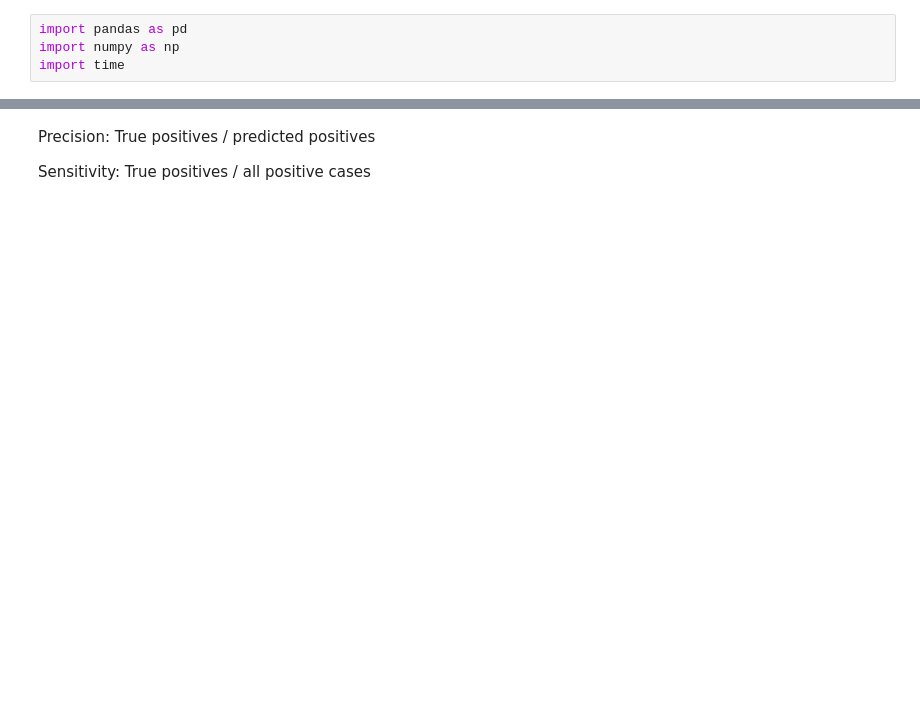
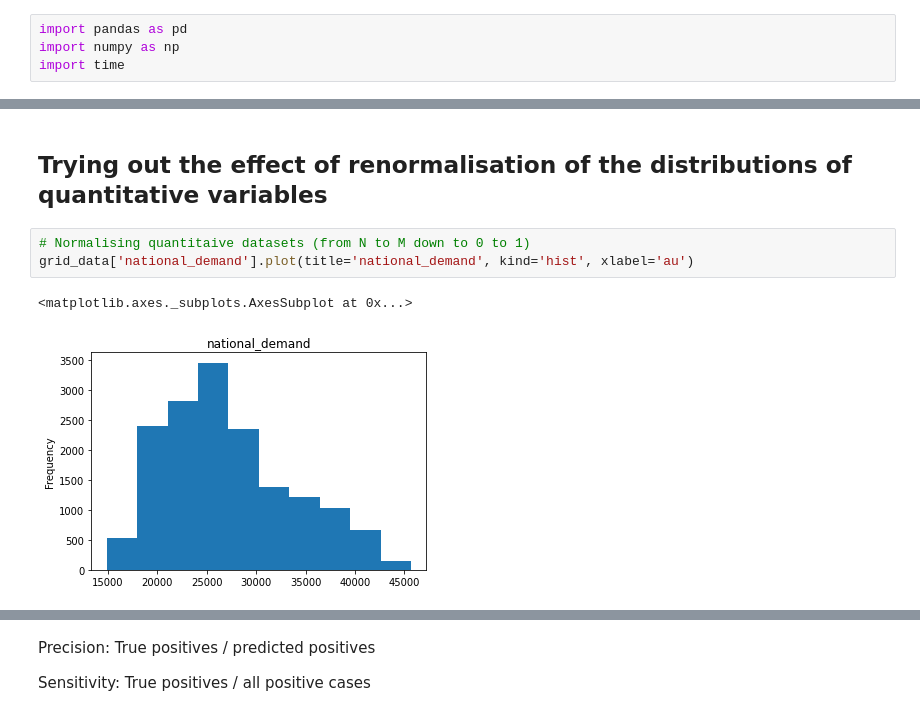
Before and after one commit to jordiferrero/grid-uk-ml, a Jupyter notebook: notebooks/data_normalisation_notebook.ipynb, the cells around one changed output, grey strips where cells are left out. Cells and saved outputs as stored; diff of their text form; blank space fills up the shorter version.

```diff
--- a/notebooks/data_normalisation_notebook.ipynb
+++ b/notebooks/data_normalisation_notebook.ipynb
@@ -13,0 +122,8 @@ grid_data.sample()
+# %% [markdown]
+## Trying out the effect of renormalisation of the distributions of quantitative variables
+# %%
+# Normalising quantitaive datasets (from N to M down to 0 to 1)
+grid_data['national_demand'].plot(title='national_demand', kind='hist', xlabel='au')
+# %% [output]
+<matplotlib.axes._subplots.AxesSubplot at 0x...>
+[figure, added]
```
Also changed, not shown: parts of 111 cells of this notebook.
